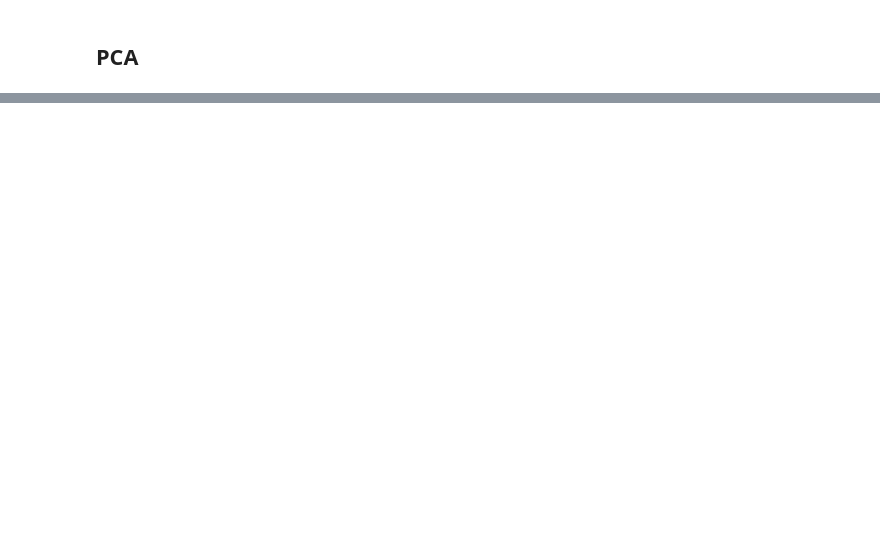
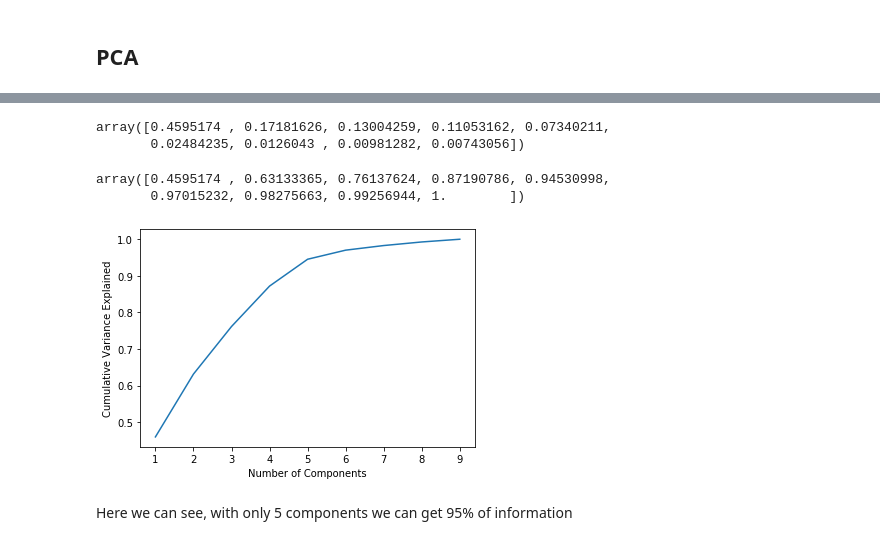
Before and after one commit to singh-manvinder/country_clustering, a Jupyter notebook: clustering.ipynb, the cells around one changed output, grey strips where cells are left out. Drawn from its saved outputs; the diff is of its cells as text; code cells hidden in the pictures; blank space fills up the shorter version.

Commit message:
Standardisation and PCA

```diff
--- a/clustering.ipynb
+++ b/clustering.ipynb
@@ -79,2 +93,5 @@ plt.show()
+# %%
+scaler = StandardScaler()
+scaled_df = scaler.fit_transform(countries_df)
 # %% [markdown]
 ## PCA
@@ -80,0 +125,21 @@ plt.show()
+# %%
+pca.explained_variance_ratio_
+# %% [output]
+array([0.4595174 , 0.17181626, 0.13004259, 0.11053162, 0.07340211,
+       0.02484235, 0.0126043 , 0.00981282, 0.00743056])
+# %%
+var_cumulative = np.cumsum(pca.explained_variance_ratio_)
+var_cumulative
+# %% [output]
+array([0.4595174 , 0.63133365, 0.76137624, 0.87190786, 0.94530998,
+       0.97015232, 0.98275663, 0.99256944, 1.        ])
+# %%
+var_cumulative = np.cumsum(pca.explained_variance_ratio_)
+sns.lineplot(y=var_cumulative, x=range(1,len(var_cumulative)+1))
+plt.ylabel("Cumulative Variance Explained")
+plt.xlabel("Number of Components")
+plt.show()
+# %% [output]
+[figure, added]
+# %% [markdown]
+Here we can see, with only 5 components we can get 95% of information
```
Also changed, not shown: parts of 7 cells of this notebook.
